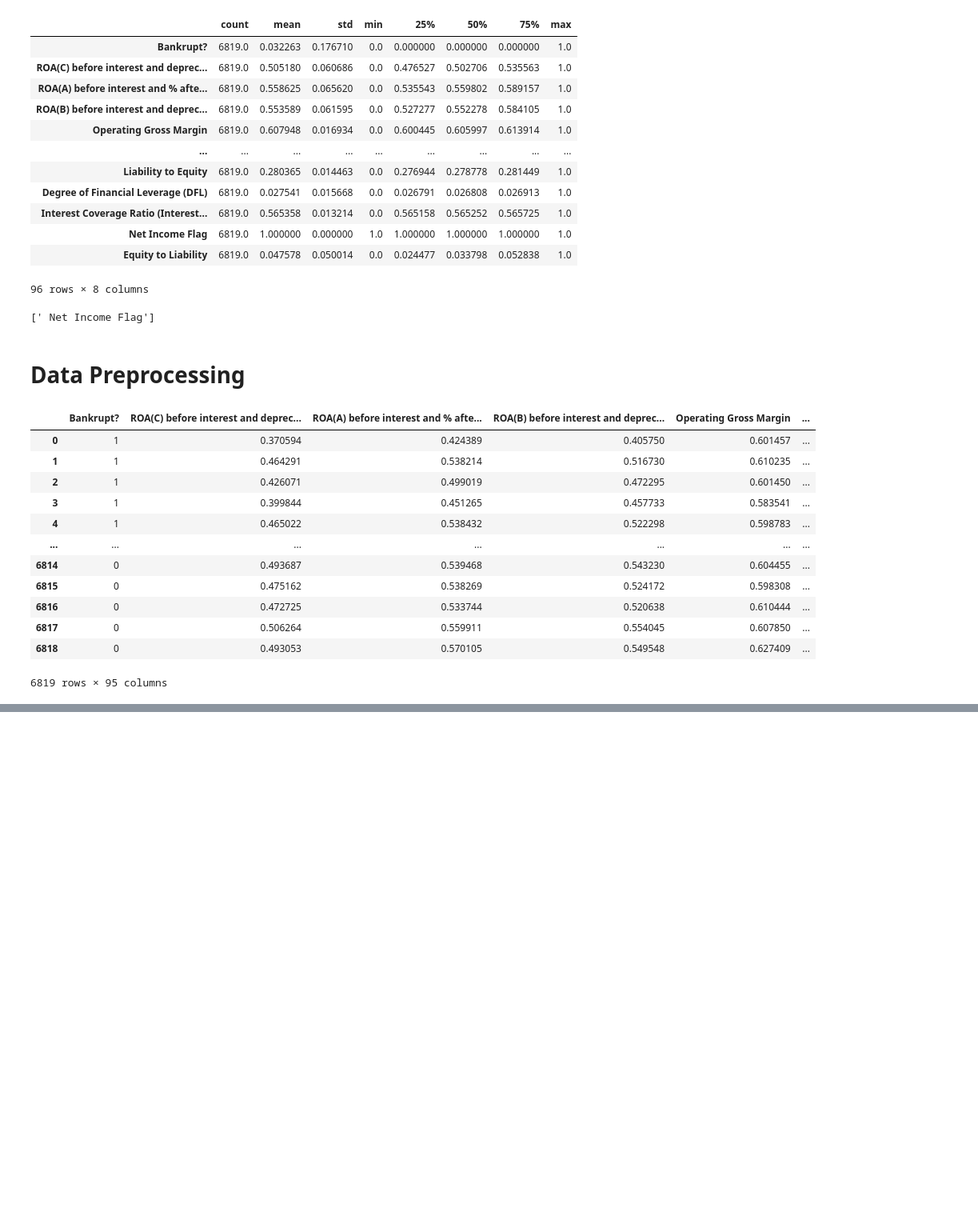
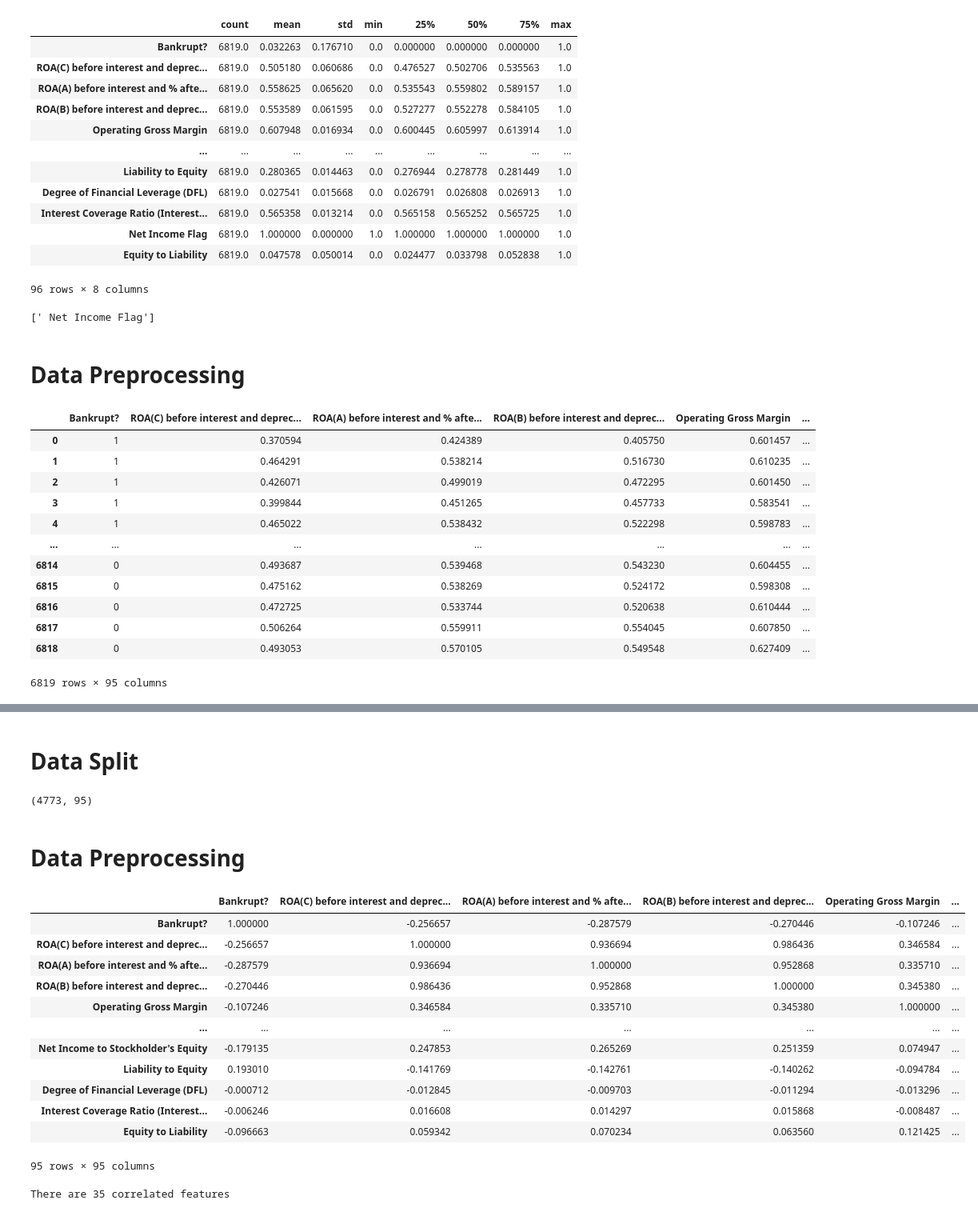
Before and after one commit to chungthuang/DeepLearning, a Jupyter notebook: deep_learning.ipynb, the cells around one changed output, grey strips where cells are left out. Shown: that part at 80% size. Drawn from its saved outputs; the diff is of its cells as text; code cells hidden in the pictures; blank space fills up the shorter version.

```diff
--- a/deep_learning.ipynb
+++ b/deep_learning.ipynb
@@ -135,0 +149,40 @@ def scale_data(DataFrame):
+# %%
+def scale_df(DataFrame):
+    scaler = StandardScaler()
+    DataFrame.iloc[:,1:] = scaler.fit_transform(DataFrame.iloc[:,1:]) #Scale all columns execpt target "Bankrupt?"
+    return(DataFrame)
+df_sc = scale_df(df)
+# %% [markdown]
+# Data Split
+# %%
+# Splitting a dataframe for dependent and independent variables
+X = df_sc.drop(columns=['Bankrupt?'])
+y = df_sc['Bankrupt?']
+
+X_train, X_test, y_train, y_test = train_test_split(X, y, test_size=0.3, random_state=0)
+
+df_train = pd.concat([y_train, X_train], axis=1)
+# %%
+df_train.shape
+# %% [output]
+(4773, 95)
+# %% [markdown]
+# Data Preprocessing
+# %%
+# Checking for correlated columns
+
+df_train.corr()
+# %% [output]
+|  | Bankrupt? | ROA(C) before interest and deprec... | ROA(A) before interest and % afte... | ROA(B) before interest and deprec... | Operating Gross Margin | ... |
+| Bankrupt? | 1.000000 | -0.256657 | -0.287579 | -0.270446 | -0.107246 | ... |
+| ROA(C) before interest and deprec... | -0.256657 | 1.000000 | 0.936694 | 0.986436 | 0.346584 | ... |
+| ROA(A) before interest and % afte... | -0.287579 | 0.936694 | 1.000000 | 0.952868 | 0.335710 | ... |
+| ROA(B) before interest and deprec... | -0.270446 | 0.986436 | 0.952868 | 1.000000 | 0.345380 | ... |
+| Operating Gross Margin | -0.107246 | 0.346584 | 0.335710 | 0.345380 | 1.000000 | ... |
+| ... | ... | ... | ... | ... | ... | ... |
+| Net Income to Stockholder's Equity | -0.179135 | 0.247853 | 0.265269 | 0.251359 | 0.074947 | ... |
+| Liability to Equity | 0.193010 | -0.141769 | -0.142761 | -0.140262 | -0.094784 | ... |
+| Degree of Financial Leverage (DFL) | -0.000712 | -0.012845 | -0.009703 | -0.011294 | -0.013296 | ... |
+| Interest Coverage Ratio (Interest... | -0.006246 | 0.016608 | 0.014297 | 0.015868 | -0.008487 | ... |
+| Equity to Liability | -0.096663 | 0.059342 | 0.070234 | 0.063560 | 0.121425 | ... |
+95 rows × 95 columns
@@ -135,0 +196,16 @@ def scale_data(DataFrame):
+# %%
+# Isolating highly correlated independent variables
+
+def correlation(dataset, threshold):
+    col_corr = set() # Gives a set of of correlated columns
+    corr_matrix = dataset.corr() #Returns a correlation matrix of a given dataset
+    for i in range(len(corr_matrix.columns)):
+        for j in range(i):
+            if abs(corr_matrix.iloc[i, j]) > threshold: # we are interested in absolute coeff value
+                colname = corr_matrix.columns[i]  # getting the name of column
+                col_corr.add(colname)
+    return col_corr
+correlated_ind_variables = correlation(X_train, 0.65)
+print("There are", len(correlated_ind_variables), "correlated features")
+# %% [output]
+There are 35 correlated features
```
Also changed, not shown: parts of 24 cells of this notebook.
